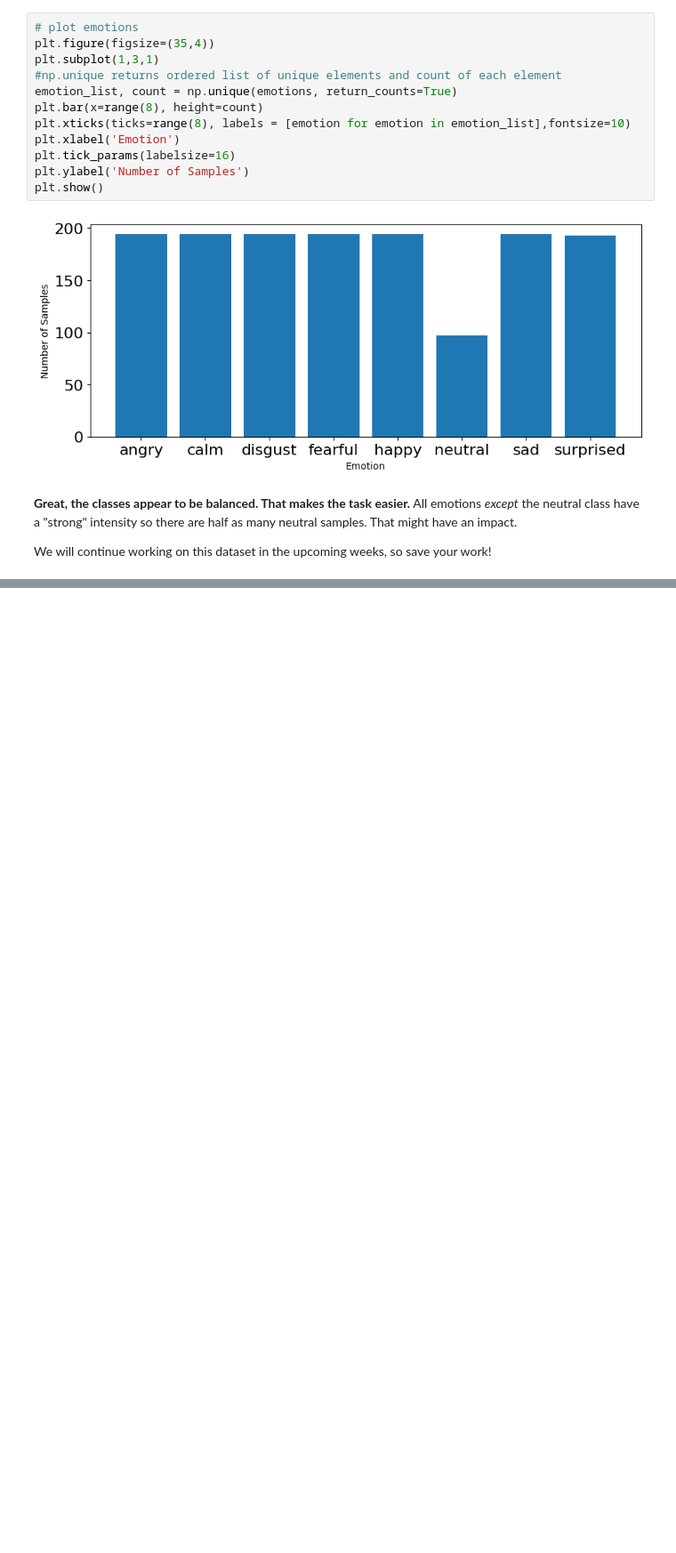
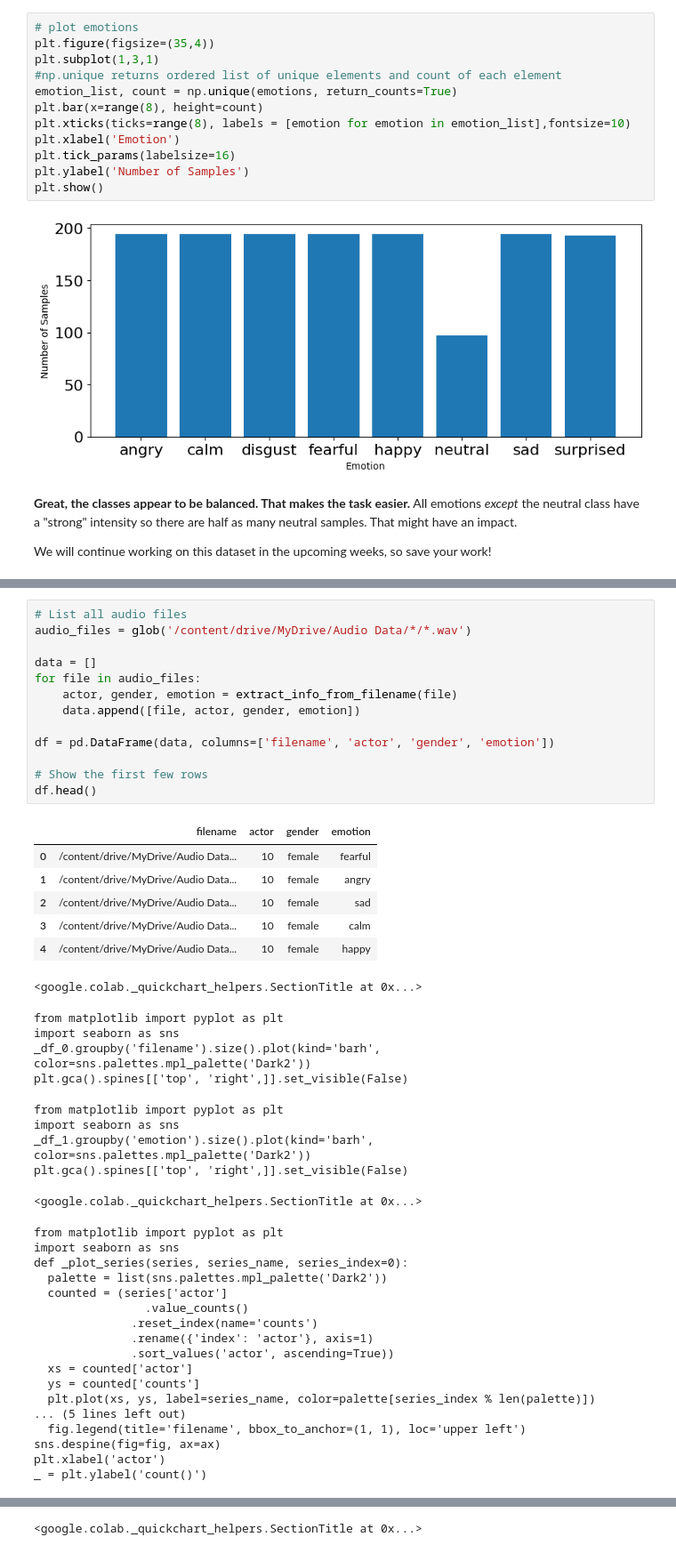
Before and after one commit to kylezhao101/Week2_DataPreprocessing, a Jupyter notebook: Week 2.ipynb, the cells around one changed output, grey strips where cells are left out. Shown at 89% size. Saved outputs shown, nothing was run; the diff lists cells and outputs as text; blank space fills up the shorter version.

```diff
--- a/Week 2.ipynb
+++ b/Week 2.ipynb
@@ -715,0 +726,47 @@ We will continue working on this dataset in the upcoming weeks, so save your wor
+# %%
+# List all audio files
+audio_files = glob('/content/drive/MyDrive/Audio Data/*/*.wav')
+
+data = []
+for file in audio_files:
+    actor, gender, emotion = extract_info_from_filename(file)
+    data.append([file, actor, gender, emotion])
+
+df = pd.DataFrame(data, columns=['filename', 'actor', 'gender', 'emotion'])
+
+# Show the first few rows
+df.head()
+# %% [output]
+|  | filename | actor | gender | emotion |
+| 0 | /content/drive/MyDrive/Audio Data... | 10 | female | fearful |
+| 1 | /content/drive/MyDrive/Audio Data... | 10 | female | angry |
+| 2 | /content/drive/MyDrive/Audio Data... | 10 | female | sad |
+| 3 | /content/drive/MyDrive/Audio Data... | 10 | female | calm |
+| 4 | /content/drive/MyDrive/Audio Data... | 10 | female | happy |
+<google.colab._quickchart_helpers.SectionTitle at 0x...>
+from matplotlib import pyplot as plt
+import seaborn as sns
+_df_0.groupby('filename').size().plot(kind='barh', color=sns.palettes.mpl_palette('Dark2'))
+plt.gca().spines[['top', 'right',]].set_visible(False)
+from matplotlib import pyplot as plt
+import seaborn as sns
+_df_1.groupby('emotion').size().plot(kind='barh', color=sns.palettes.mpl_palette('Dark2'))
+plt.gca().spines[['top', 'right',]].set_visible(False)
+<google.colab._quickchart_helpers.SectionTitle at 0x...>
+from matplotlib import pyplot as plt
+import seaborn as sns
+def _plot_series(series, series_name, series_index=0):
+  palette = list(sns.palettes.mpl_palette('Dark2'))
+  counted = (series['actor']
+                .value_counts()
+              .reset_index(name='counts')
+              .rename({'index': 'actor'}, axis=1)
+              .sort_values('actor', ascending=True))
+  xs = counted['actor']
+  ys = counted['counts']
+  plt.plot(xs, ys, label=series_name, color=palette[series_index % len(palette)])
+... (5 lines left out)
+  fig.legend(title='filename', bbox_to_anchor=(1, 1), loc='upper left')
+sns.despine(fig=fig, ax=ax)
+plt.xlabel('actor')
+_ = plt.ylabel('count()')
@@ -715,0 +790 @@ We will continue working on this dataset in the upcoming weeks, so save your wor
+<google.colab._quickchart_helpers.SectionTitle at 0x...>
```
Also changed, not shown: parts of 4 cells of this notebook.
